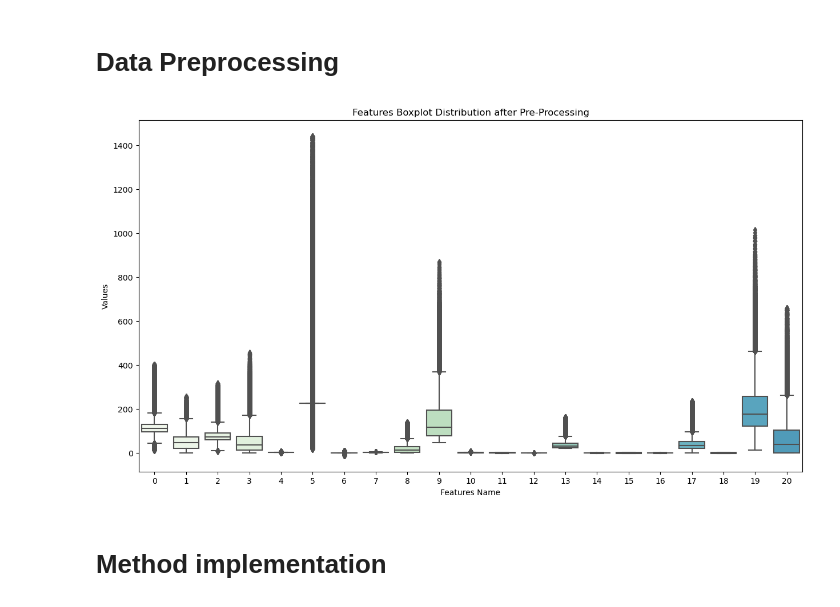
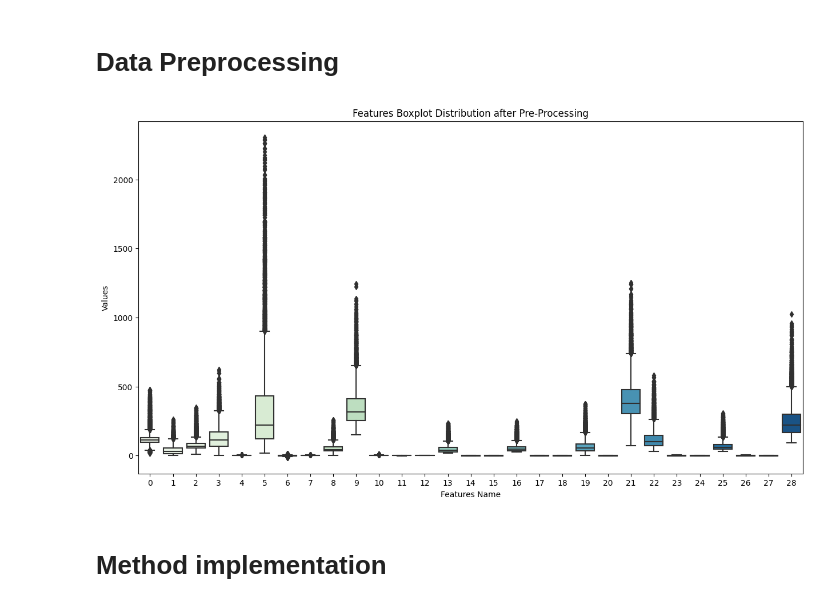
Before and after one commit to Alicia-max/ML--Binary-classification_Higgs-boson-competition, a Jupyter notebook: project/visu.ipynb, the cells around one changed output. Saved outputs shown, nothing was run; the diff lists cells and outputs as text; code cells hidden in the pictures.

Commit message:
Per group + under/over sampling

```diff
--- a/project/visu.ipynb
+++ b/project/visu.ipynb
@@ -86,15 +89,15 @@ for idx in range(tX.shape[1]):
 # %% [markdown]
 # Data Preprocessing
 # %%
-preprocessed_X,preprocessed_X_test, preprocessed_y,  = preprocess_data(tX, tX_test, y)
+preprocessed_X,preprocessed_X_test, preprocessed_y, _  = preprocess_data_new(tX, tX_test, y, 'under')
 # %%
 palette = sns.color_palette("GnBu", n_colors=30)
 figure = plt.figure(figsize=(15,8))
-ax = sns.boxplot(data = preprocessed_X, palette = palette)
+ax = sns.boxplot(data = preprocessed_X['group_3'], palette = palette)
 #ax.set_xticklabels(features_name, rotation = 80)
 plt.title("Features Boxplot Distribution after Pre-Processing")
 plt.xlabel('Features Name')
 plt.ylabel('Values')
 plt.show()
 # %% [output]
-[figure, old version]
+[figure, new version]
```
Also changed, not shown: parts of 16 cells of this notebook, 6 other files.
